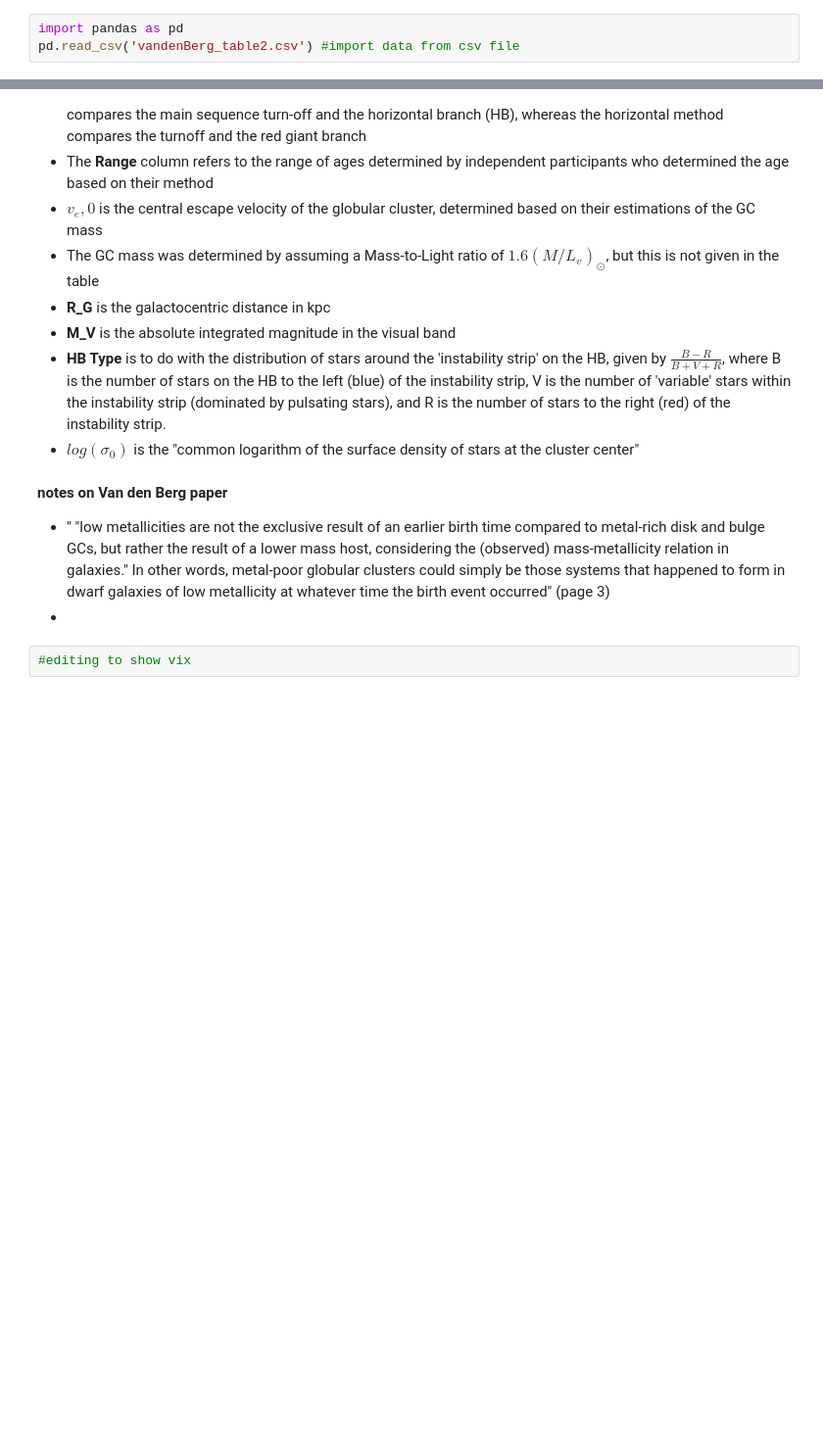
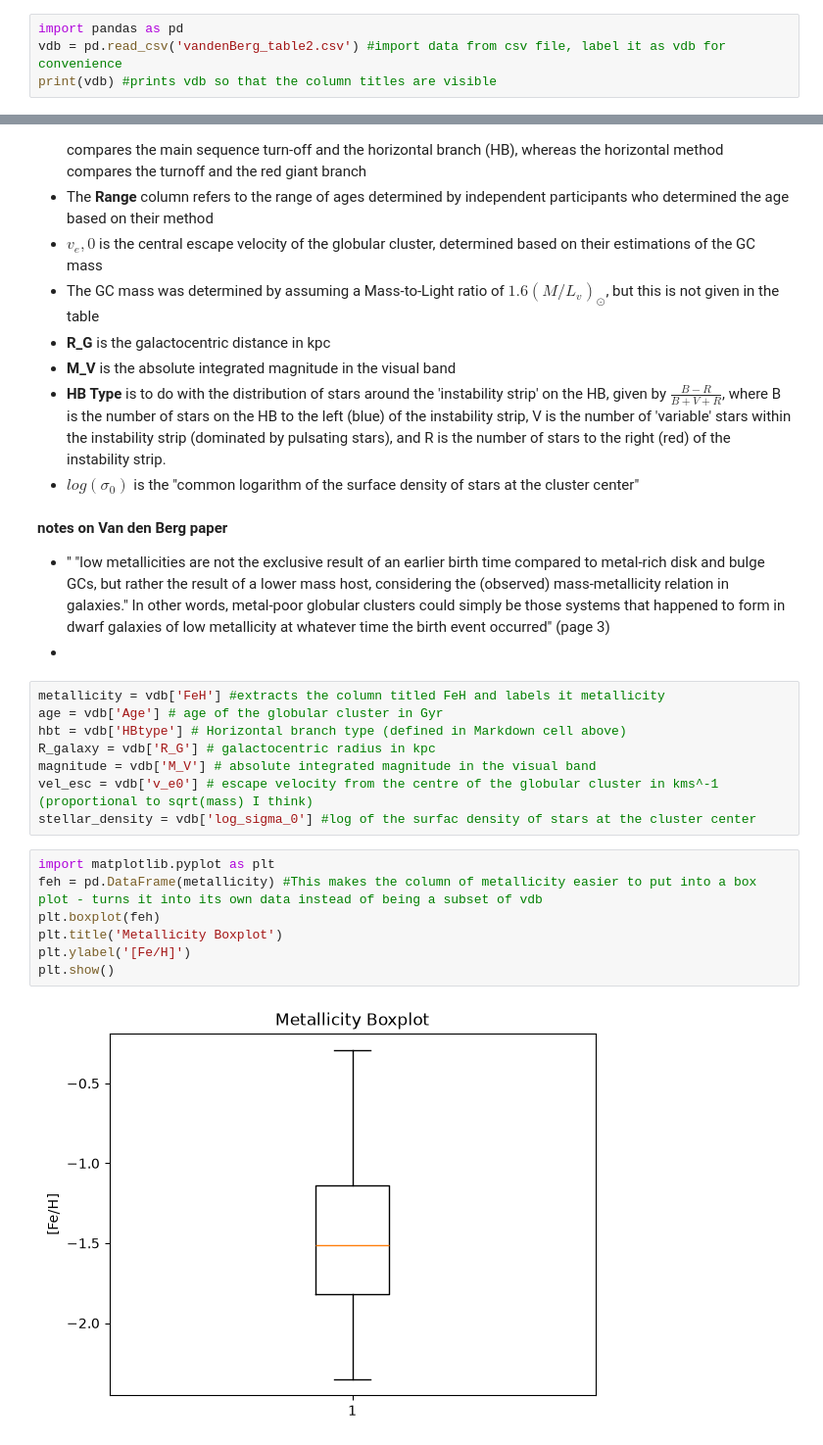
Before and after one commit to matilda-2116/3116_assignment_AshtonMatildaVix, a Jupyter notebook: vandenberg2.ipynb, the cells around one changed output, grey strips where cells are left out. Shown at 98% size. Cells and saved outputs as stored; diff of their text form; blank space fills up the shorter version.

Commit message:
First graphs
Made some graphs of metallicity - a boxplot to check for outliers and a histogram to look for bimodality

```diff
--- a/vandenberg2.ipynb
+++ b/vandenberg2.ipynb
@@ -1,4 +1,5 @@
 # %%
 import pandas as pd
-pd.read_csv('vandenBerg_table2.csv') #import data from csv file
+vdb = pd.read_csv('vandenBerg_table2.csv') #import data from csv file, label it as vdb for convenience
+print(vdb) #prints vdb so that the column titles are visible
 # %% [output]
@@ -40,4 +41,19 @@ words, metal-poor globular clusters could simply be those systems that happened
 dwarf galaxies of low metallicity at whatever time the birth event occurred" (page 3)
 -
 # %%
-#editing to show vix
+metallicity = vdb['FeH'] #extracts the column titled FeH and labels it metallicity
+age = vdb['Age'] # age of the globular cluster in Gyr
+hbt = vdb['HBtype'] # Horizontal branch type (defined in Markdown cell above)
+R_galaxy = vdb['R_G'] # galactocentric radius in kpc
+magnitude = vdb['M_V'] # absolute integrated magnitude in the visual band
+vel_esc = vdb['v_e0'] # escape velocity from the centre of the globular cluster in kms^-1 (proportional to sqrt(mass) I think)
+stellar_density = vdb['log_sigma_0'] #log of the surfac density of stars at the cluster center
+# %%
+import matplotlib.pyplot as plt
+feh = pd.DataFrame(metallicity) #This makes the column of metallicity easier to put into a box plot - turns it into its own data instead of being a subset of vdb
+plt.boxplot(feh)
+plt.title('Metallicity Boxplot')
+plt.ylabel('[Fe/H]')
+plt.show()
+# %% [output]
+[figure, added]
```
Also changed, not shown: parts of 5 cells of this notebook.
